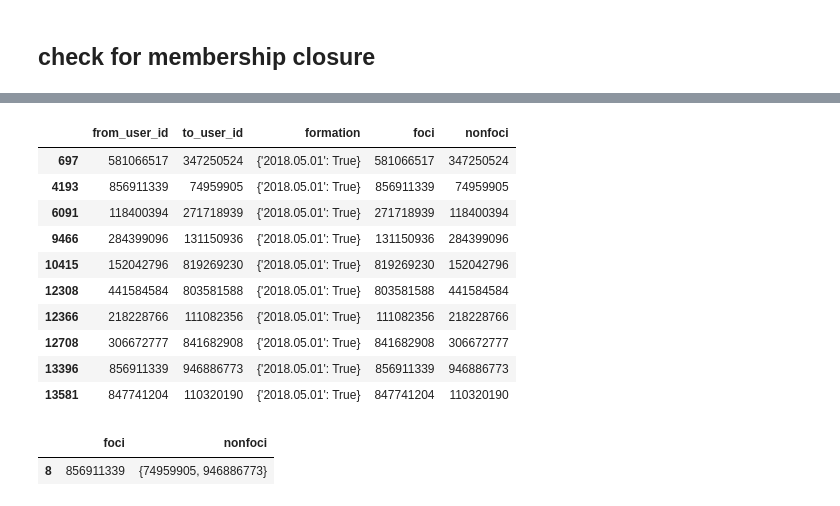
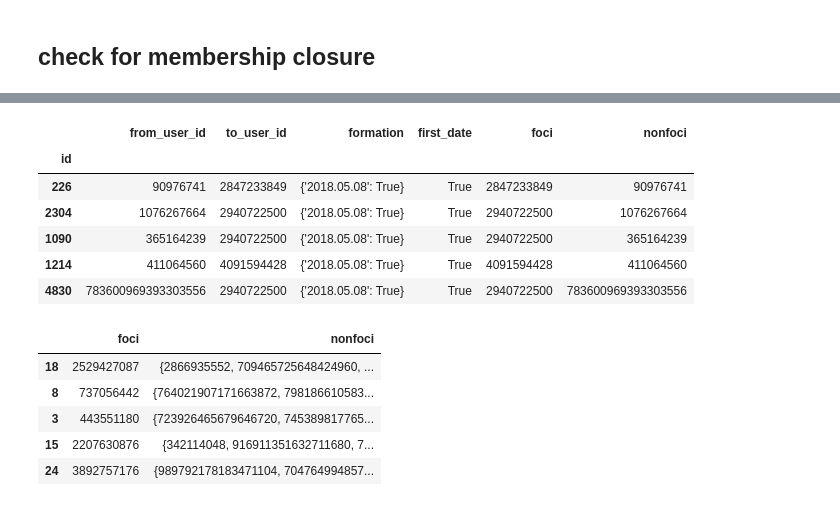
Before and after one commit to AmmarRashed/EventOrient, a Jupyter notebook: notebooks/calculating_closures.ipynb, the cells around one changed output, grey strips where cells are left out. Saved outputs shown, nothing was run; the diff lists cells and outputs as text; code cells hidden in the pictures.

```diff
--- a/notebooks/calculating_closures.ipynb
+++ b/notebooks/calculating_closures.ipynb
@@ -74,3 +73,7 @@ c1.sample(5)
+# %%
+dates = get_dates(cons)
+d1 = dates[0]
+d2 = dates[-1]
 # %%
 def get_connections_by_date(cons, date, present=True):
     nw = deepcopy(cons)
@@ -99,2 +102,5 @@ twitter_users.sample(5)
 # %% [markdown]
 ### Categorizing edges (user-user vs user-foci)
+# %%
+orgs_df = pd.read_csv("../REST/static/orgs.csv", index_col="id")
+orgs_df.sample(5)
@@ -101,5 +115,5 @@ twitter_users.sample(5)
 # %%
-orgs = set(twitter_users[twitter_users.is_org==True].index)
+orgs = set(orgs_df.index)
 # %%
 is_focal = lambda from_,to, orgs: (0,0) if (from_ in orgs and to in orgs)\
                                         or not(from_ in orgs or to in orgs)\
@@ -125,9 +138,9 @@ new_edges[new_edges.foci!=0]
 # %%
-t1 = get_connections_by_date(rc, d1)
+t1 = get_connections_by_date(cons, d1)
 t1["foci"] = t1.apply(lambda row:is_focal(row['from_user_id'], row['to_user_id'], orgs), axis=1)
 t1["nonfoci"] = t1.foci.apply(lambda f: f[1])
 t1["foci"] = t1.foci.apply(lambda f: f[0])
-t1[t1.foci!=0]
+t1[t1.foci!=0].sample(5)
 # %% [output]
 A value is trying to be set on a copy of a slice from a DataFrame.
 Try using .loc[row_indexer,col_indexer] = value instead
@@ -204,25 +222,25 @@ new_u2u_edges.sample(5)
 # %%
 foci_t1 = t1[t1.foci!=0]
-foci_t1
+foci_t1.sample(5)
 # %% [output]
-|  | from_user_id | to_user_id | formation | foci | nonfoci |
-| 697 | 581066517 | 347250524 | {'2018.05.01': True} | 581066517 | 347250524 |
-| 4193 | 856911339 | 74959905 | {'2018.05.01': True} | 856911339 | 74959905 |
-| 6091 | 118400394 | 271718939 | {'2018.05.01': True} | 271718939 | 118400394 |
-| 9466 | 284399096 | 131150936 | {'2018.05.01': True} | 131150936 | 284399096 |
-| 10415 | 152042796 | 819269230 | {'2018.05.01': True} | 819269230 | 152042796 |
-| 12308 | 441584584 | 803581588 | {'2018.05.01': True} | 803581588 | 441584584 |
-| 12366 | 218228766 | 111082356 | {'2018.05.01': True} | 111082356 | 218228766 |
-| 12708 | 306672777 | 841682908 | {'2018.05.01': True} | 841682908 | 306672777 |
-| 13396 | 856911339 | 946886773 | {'2018.05.01': True} | 856911339 | 946886773 |
-| 13581 | 847741204 | 110320190 | {'2018.05.01': True} | 847741204 | 110320190 |
+|  | from_user_id | to_user_id | formation | first_date | foci | nonfoci |
+| id |  |  |  |  |  |  |
+| 226 | 90976741 | 2847233849 | {'2018.05.08': True} | True | 2847233849 | 90976741 |
+| 2304 | 1076267664 | 2940722500 | {'2018.05.08': True} | True | 2940722500 | 1076267664 |
+| 1090 | 365164239 | 2940722500 | {'2018.05.08': True} | True | 2940722500 | 365164239 |
+| 1214 | 411064560 | 4091594428 | {'2018.05.08': True} | True | 4091594428 | 411064560 |
+| 4830 | 783600969393303556 | 2940722500 | {'2018.05.08': True} | True | 2940722500 | 783600969393303556 |
 # %%
 users_with_mut_foci = foci_t1.groupby("foci")['nonfoci'].apply(lambda x: set(x)).reset_index()
 users_with_mut_foci = users_with_mut_foci[users_with_mut_foci.nonfoci.apply(lambda x: len(x)>1)]
-users_with_mut_foci
+users_with_mut_foci.sample(5)
 # %% [output]
 |  | foci | nonfoci |
-| 8 | 856911339 | {74959905, 946886773} |
+| 18 | 2529427087 | {2866935552, 709465725648424960, ... |
+| 8 | 737056442 | {764021907171663872, 798186610583... |
+| 3 | 443551180 | {723926465679646720, 745389817765... |
+| 15 | 2207630876 | {342114048, 916911351632711680, 7... |
+| 24 | 3892757176 | {989792178183471104, 704764994857... |
 # %%
 def is_fclosure(f, t, users_with_mut_foci):
     for _, focal in users_with_mut_foci.iterrows():
```
Also changed, not shown: parts of 21 cells of this notebook, 14 other files.
